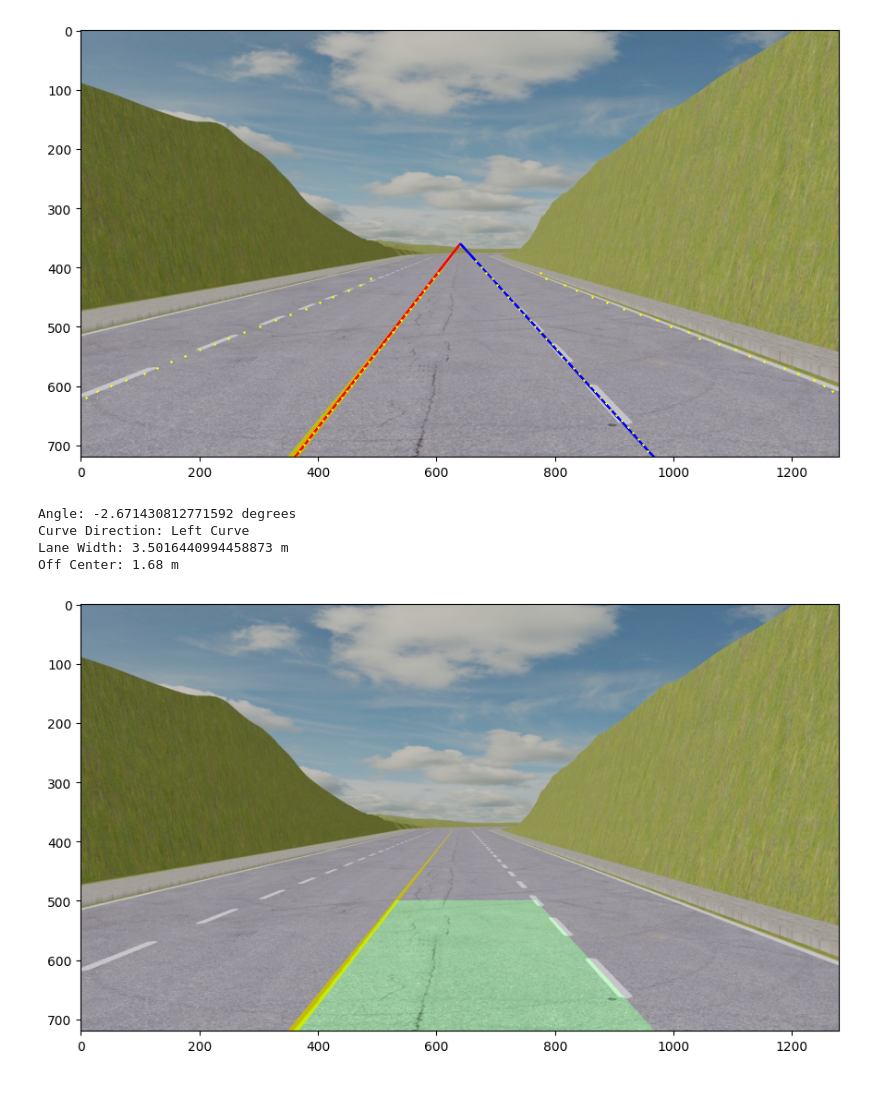
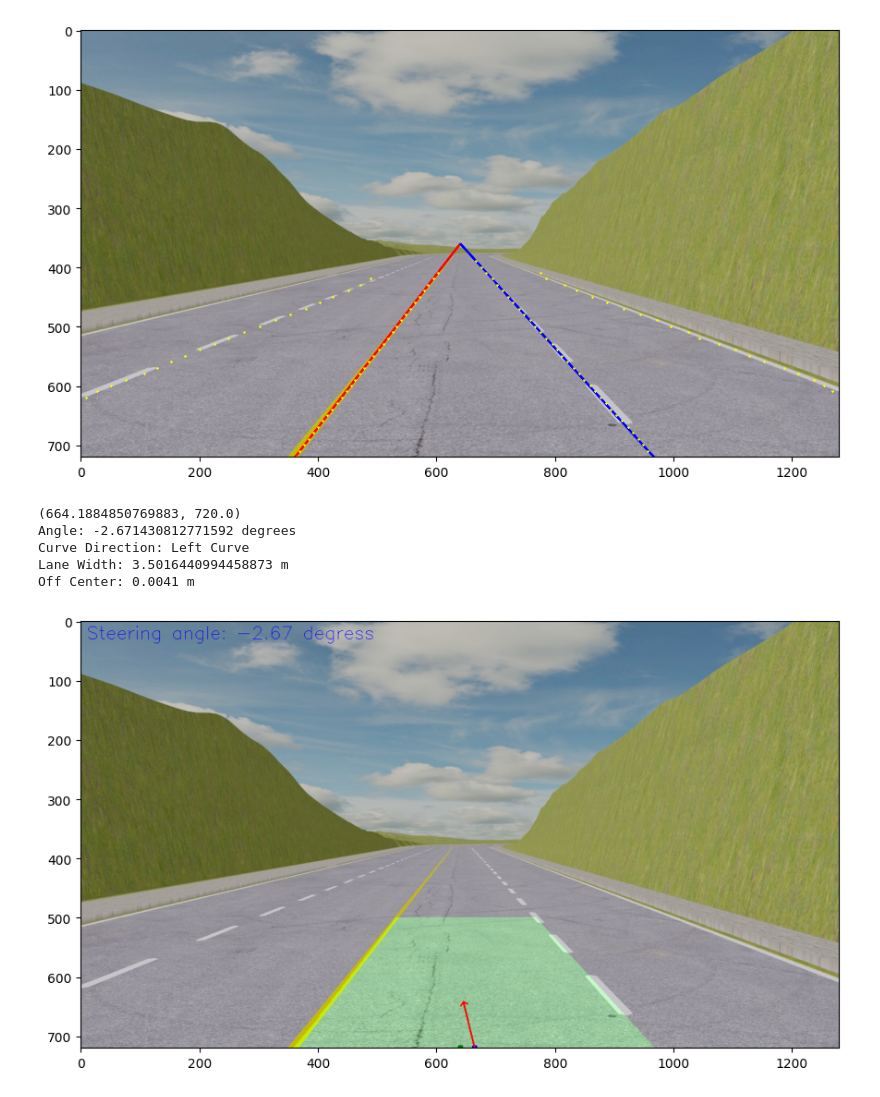
Before and after one commit to alexander-toch/lane-detection-e2e-attack, a Jupyter notebook: lane-fitting/lanefitting.ipynb, the cells around one changed output. Saved outputs shown, nothing was run; the diff lists cells and outputs as text; code cells hidden in the pictures.

Commit message:
finish steering angle calculation+visualization in notebook

```diff
--- a/lane-fitting/lanefitting.ipynb
+++ b/lane-fitting/lanefitting.ipynb
@@ -64,6 +64,12 @@ warped_image = perspectiveWarpImage(infered_img)
 # %% [output]
 [figure]
 # %%
+def transformPoint(point, matrix):
+    # https://stackoverflow.com/a/57400980
+    px = (matrix[0][0]*point[0] + matrix[0][1]*point[1] + matrix[0][2]) / ((matrix[2][0]*point[0] + matrix[2][1]*point[1] + matrix[2][2]))
+    py = (matrix[1][0]*point[0] + matrix[1][1]*point[1] + matrix[1][2]) / ((matrix[2][0]*point[0] + matrix[2][1]*point[1] + matrix[2][2]))
+    return (px, py)
+
 def perspectiveWarp(keypoints, inpImage):
 
     colors = ['r', 'g', 'b', 'y', 'c', 'm']
@@ -78,10 +84,7 @@ def perspectiveWarp(keypoints, inpImage):
 
         result_points = []
         for point in lane:
-            # https://stackoverflow.com/a/57400980
-            px = (matrix[0][0]*point[0] + matrix[0][1]*point[1] + matrix[0][2]) / ((matrix[2][0]*point[0] + matrix[2][1]*point[1] + matrix[2][2]))
-            py = (matrix[1][0]*point[0] + matrix[1][1]*point[1] + matrix[1][2]) / ((matrix[2][0]*point[0] + matrix[2][1]*point[1] + matrix[2][2]))
-            point = (px, py)
+            point = transformPoint(point, matrix)
             result_points.append(point)
             plt.scatter(point[0], point[1], s=10, c=colors[i], marker='o')
 
@@ -234,34 +235,52 @@ def calculate_radius(image, left_lane_poly, right_lane_poly):
     right_curverad = (
                          (1 + (2 * right_fit_cr[0] * height * ym_per_pix + right_fit_cr[1]) ** 2) ** 1.5) / np.absolute(
         2 * right_fit_cr[0])
     radius1 = round((float(left_curverad) + float(right_curverad))/2.,2)
 
     if left_lane_poly.coefficients[0] - left_lane_poly.coefficients[-1] > 60:
         curve_direction = 'Left Curve'
         radius=-5729.57795/radius1
     elif left_lane_poly.coefficients[-1] - left_lane_poly.coefficients[0] > 60:
         curve_direction = 'Right Curve'
         radius=5729.57795/radius1
     else:
         curve_direction = 'Straight'
         radius=5729.57795/radius1
 
     lane_width = (right_lane_poly.coefficients[2] - left_lane_poly.coefficients[2]) * xm_per_pix
-    # center = (right_lane_poly[2] - left_lane_poly.coefficients[2]) / 2
     center = (right_lane_poly(0) - left_lane_poly(0)) / 2
-    off_center = round((center - width / 2.) * xm_per_pix,2)
+
+
+    left_lane_start =np.min(np.poly1d(left_lane_poly-height).r)
+    right_lane_start = np.max(np.poly1d(right_lane_poly-height).r)
+    center_x = left_lane_start + (right_lane_start - left_lane_start) / 2
+    center_world = transformPoint((center_x, height), matrix_inv)
+
+    off_center = round((center_x - width / 2.) * xm_per_pix,4) # assume camera is in the center of the car
+
+    # draw a point for the center at y=0
+
+    cv2.circle(result, np.int_(center_world), 5, (0, 0, 255), -1) # current center
+    cv2.circle(result, np.int_((width/2, height)), 5, (0, 120, 0), -1) # desired center
+
+    angle_rad = np.radians(radius-90)
+    end_point = transformPoint((center_x + 100 * np.cos(angle_rad), height + 100 * np.sin(angle_rad)), matrix_inv)
+    cv2.arrowedLine(result, np.int_(center_world), np.int_(end_point), (255, 0, 0), 2)
+    cv2.putText(result, f'Steering angle: {radius:.2f} degress', (10, 30), cv2.FONT_HERSHEY_SIMPLEX , 1, (0, 0, 255))
+
 
     print('Angle:', radius, 'degrees')
     print('Curve Direction:', curve_direction)
     print('Lane Width:', lane_width, 'm') # should match BaseMap.LANE_WIDTH: 3.5
     print('Off Center:', off_center, 'm')
 
     ax1.imshow(result)
 
 calculate_radius(original_img, left_lane_poly, right_lane_poly)
 # %% [output]
+(664.1884850769883, 720.0)
 Angle: -2.671430812771592 degrees
 Curve Direction: Left Curve
 Lane Width: 3.5016440994458873 m
-Off Center: 1.68 m
+Off Center: 0.0041 m
-[figure, old version]
+[figure, new version]
```
Also changed, not shown: parts of 2 cells of this notebook.
